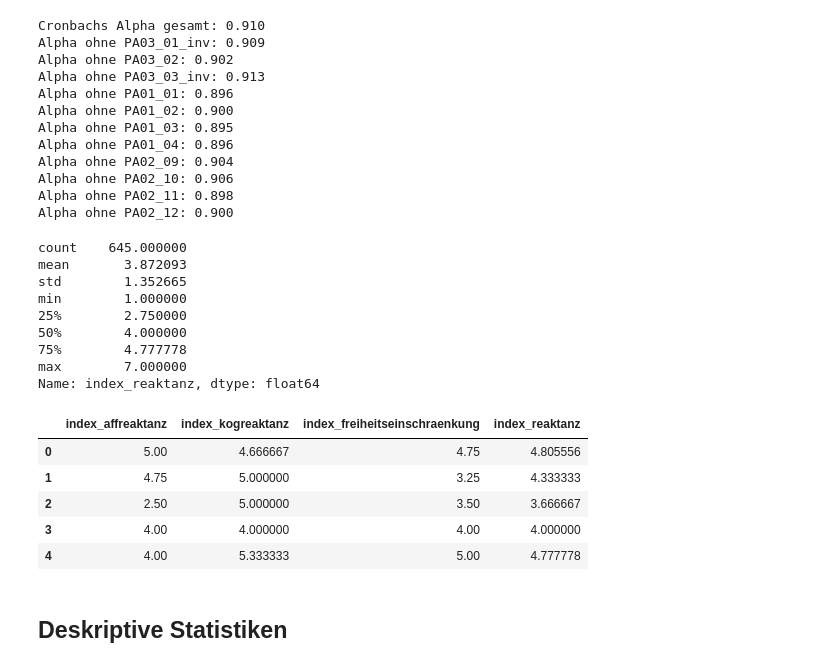
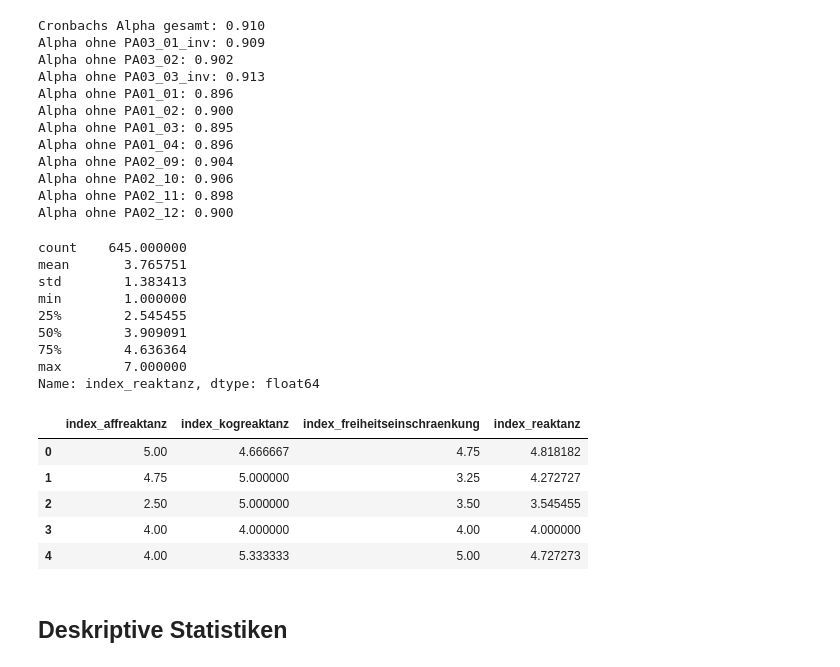
Before and after one commit to lara-polat/KI_Demokratie, a Jupyter notebook: analysis2.ipynb, the cells around one changed output. Drawn from its saved outputs; the diff is of its cells as text; code cells hidden in the pictures.

```diff
--- a/analysis2.ipynb
+++ b/analysis2.ipynb
@@ -565,30 +566,32 @@ Alpha ohne PA02_09: 0.904
 Alpha ohne PA02_10: 0.906
 Alpha ohne PA02_11: 0.898
 Alpha ohne PA02_12: 0.900
-# %%
-# Mittelwertindex: Reaktanz
-
-df_masterprojekt1["index_reaktanz"] = df_masterprojekt1[["index_affreaktanz", "index_kogreaktanz", "index_freiheitseinschraenkung"]].mean(axis=1, skipna=True)
-
-# Kontrolle: Verteilung und erste Werte
-print(df_masterprojekt1["index_reaktanz"].describe())
-df_masterprojekt1[["index_affreaktanz", "index_kogreaktanz", "index_freiheitseinschraenkung", "index_reaktanz"]].head()
-# %% [output]
-count    645.000000
-mean       3.872093
-std        1.352665
-min        1.000000
-25%        2.750000
-50%        4.000000
-75%        4.777778
-max        7.000000
-Name: index_reaktanz, dtype: float64
-|  | index_affreaktanz | index_kogreaktanz | index_freiheitseinschraenkung | index_reaktanz |
-| 0 | 5.00 | 4.666667 | 4.75 | 4.805556 |
-| 1 | 4.75 | 5.000000 | 3.25 | 4.333333 |
-| 2 | 2.50 | 5.000000 | 3.50 | 3.666667 |
-| 3 | 4.00 | 4.000000 | 4.00 | 4.000000 |
-| 4 | 4.00 | 5.333333 | 5.00 | 4.777778 |
+# %%
+# Mittelwertindex: Reaktanz (einzelne Items)
+
+df_masterprojekt1["index_reaktanz"] = df_masterprojekt1[["PA03_01_inv", "PA03_02", "PA03_03_inv",
+         "PA01_01", "PA01_02", "PA01_03", "PA01_04",
+         "PA02_09", "PA02_10", "PA02_11", "PA02_12"]].mean(axis=1, skipna=True)
+
+# Kontrolle: Verteilung und erste Werte
+print(df_masterprojekt1["index_reaktanz"].describe())
+df_masterprojekt1[["index_affreaktanz", "index_kogreaktanz", "index_freiheitseinschraenkung", "index_reaktanz"]].head()
+# %% [output]
+count    645.000000
+mean       3.765751
+std        1.383413
+min        1.000000
+25%        2.545455
+50%        3.909091
+75%        4.636364
+max        7.000000
+Name: index_reaktanz, dtype: float64
+|  | index_affreaktanz | index_kogreaktanz | index_freiheitseinschraenkung | index_reaktanz |
+| 0 | 5.00 | 4.666667 | 4.75 | 4.818182 |
+| 1 | 4.75 | 5.000000 | 3.25 | 4.272727 |
+| 2 | 2.50 | 5.000000 | 3.50 | 3.545455 |
+| 3 | 4.00 | 4.000000 | 4.00 | 4.000000 |
+| 4 | 4.00 | 5.333333 | 5.00 | 4.727273 |
 # %% [markdown]
 ## Deskriptive Statistiken
 # %% [markdown]
```
Also changed, not shown: parts of 11 cells of this notebook.
